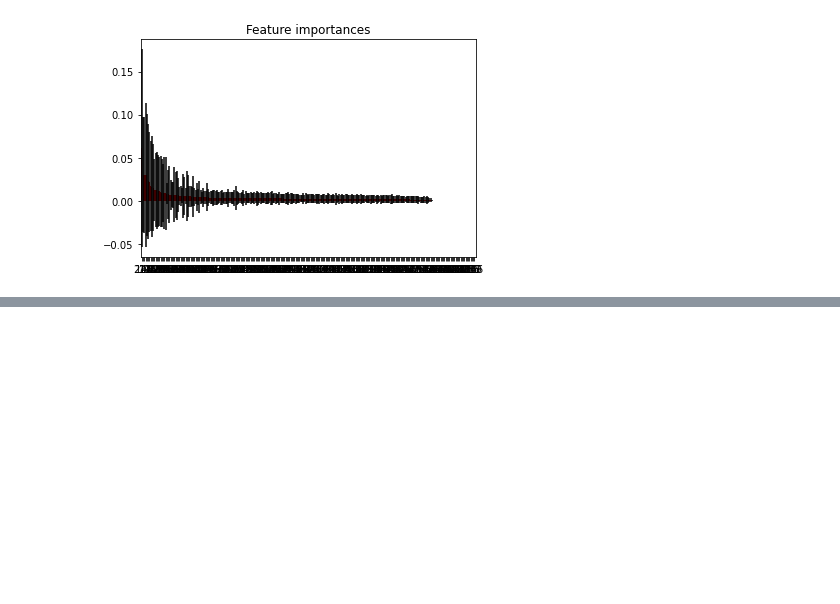
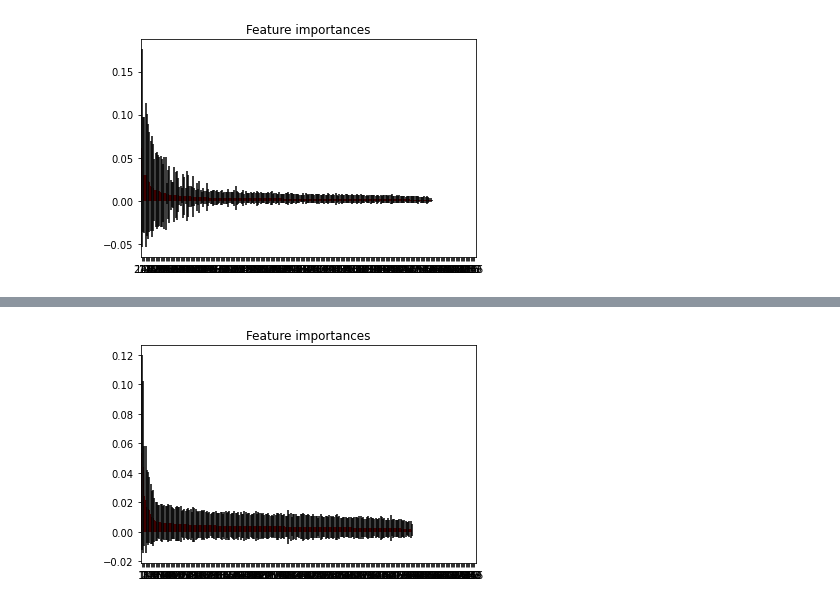
Before and after one commit to SabinevanMierlo/TM10007_PROJECT, a Jupyter notebook: assignment.ipynb, the cells around one changed output, grey strips where cells are left out. Drawn from its saved outputs; the diff is of its cells as text; code cells hidden in the pictures; blank space fills up the shorter version.

Commit message:
Small changes to what Eleen did

```diff
--- a/assignment.ipynb
+++ b/assignment.ipynb
@@ -131,3 +78,70 @@ Feature ranking:
 266. feature 239 (0.000000)
 267. feature 266 (0.000000)
 [figure]
+# %%
+# Data loading functions.
+from adni.load_data import load_data
+
+data = load_data()
+print(data.head())
+print(f'The number of samples: {len(data.index)}')
+print(f'The number of columns: {len(data.columns)}')
+
+
+# Creating vector of labels
+data_no_label = data.drop(columns='label')
+print(f'The number of features: {len(data_no_label.columns)}')
+x = data_no_label.values
+y = data['label'].values
+
+"""
+Stukje van Eleen
+# Creating vector of labels
+x = data.drop('label', axis=1)
+y = data['label'].values
+print(x)
+"""
+
+# Perform PCA -> Niet zeker of we dit nou moeten doen, n_features moet waarschijnlijk iets anders zijn
+n_features = len(data_no_label.columns) #ik denk dus dat dit alle features nu behoudt, maar snap nog niet helemaal hoe die PCA werkt
+p = PCA(n_components=n_features)
+p = p.fit(x)
+x = p.transform(x)
+
+
+# Split data -> nog niet zeker welke te gebruiken
+# Split data
+X_train, X_test, y_train, y_test = model_selection.train_test_split(x, y, test_size=0.3)
+
+'''
+# Of leave one out
+loo = LeaveOneOut()
+for train, test in loo.split(x):
+  pass
+'''
+
+
+# Build a forest and compute the feature importances
+forest = RandomForestClassifier(n_estimators=100)
+
+forest.fit(X_train, y_train)
+importances = forest.feature_importances_
+std = np.std([tree.feature_importances_ for tree in forest.estimators_],
+             axis=0)
+indices = np.argsort(importances)[::-1]
+
+# Print the feature ranking
+print("Feature ranking:")
+
+for f in range(X_train.shape[1]):
+    print("%d. feature %d (%f)" % (f + 1, indices[f], importances[indices[f]]))
+
+# Plot the feature importances of the forest
+plt.figure()
+plt.title("Feature importances")
+plt.bar(range(X_train.shape[1]), importances[indices],
+       color="r", yerr=std[indices], align="center")
+plt.xticks(range(X_train.shape[1]), indices)
+plt.xlim([-1, X_train.shape[1]])
+plt.show()
+# %% [output]
@@ -133,0 +165 @@ Feature ranking:
+[figure, added]
```
Also changed, not shown: parts of 2 cells of this notebook.
